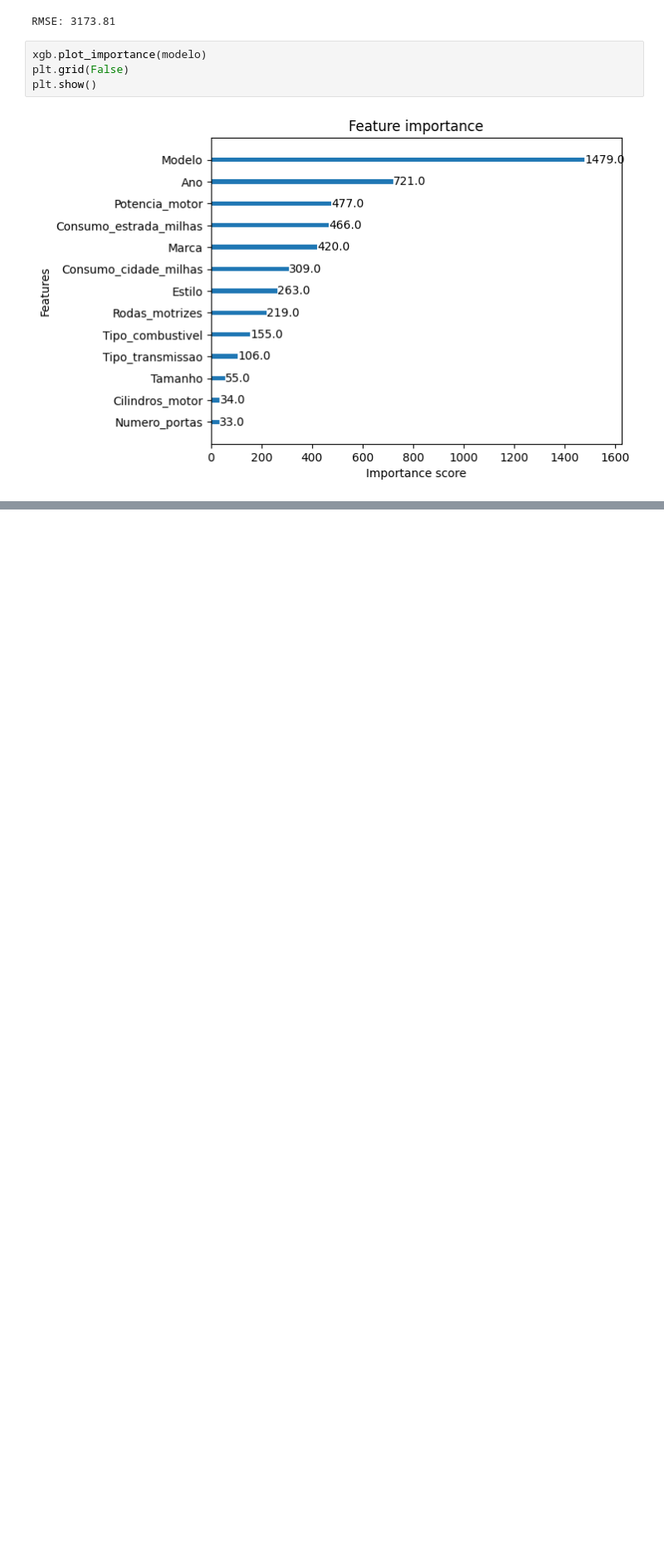
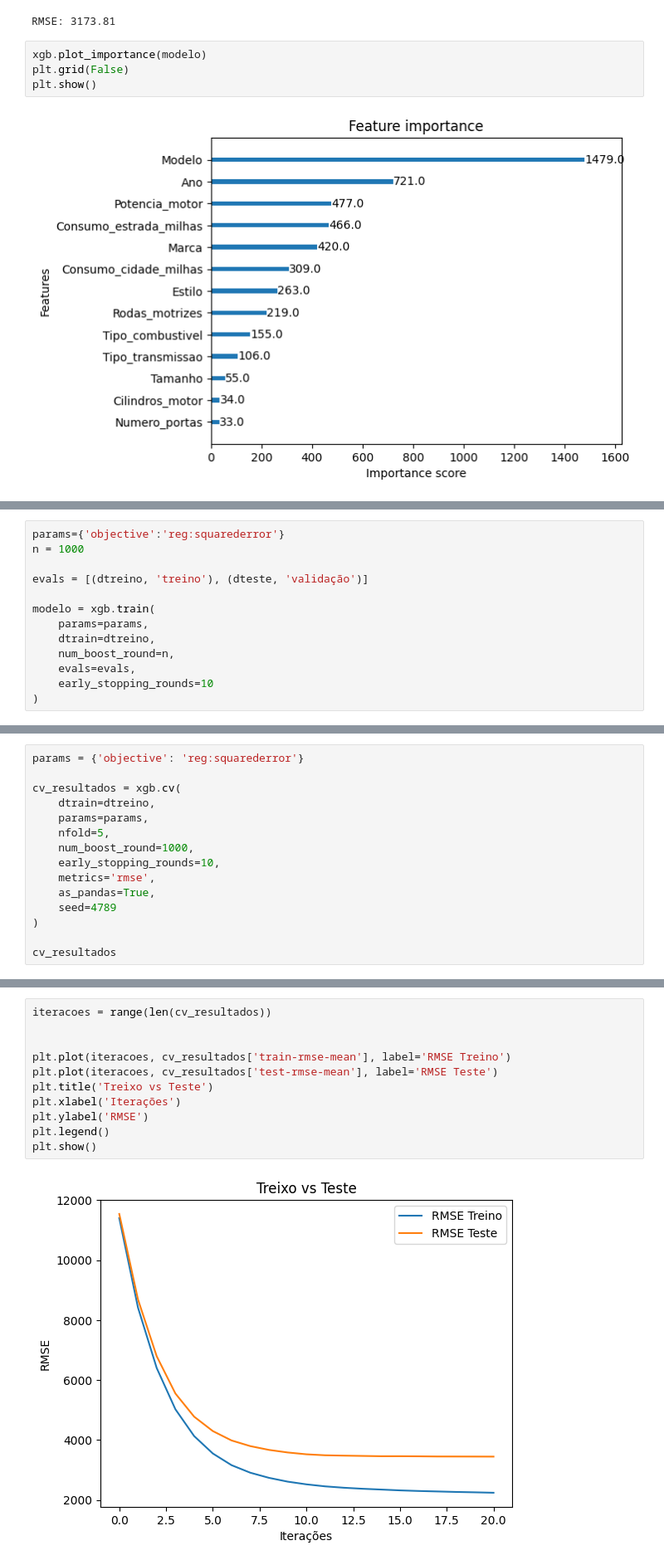
Before and after one commit to marcoamolinaro/machine-learning-alura, a Jupyter notebook: Regressão_Aprimorando_os_resultados_com_XGBoost/Projeto_Precificação_Automoveis_Usados.ipynb, the cells around one changed output, grey strips where cells are left out. Shown at 83% size. Drawn from its saved outputs; the diff is of its cells as text; blank space fills up the shorter version.

Commit message:
Aula 03 - Realizando a validação do modelo

```diff
--- a/Regressão_Aprimorando_os_resultados_com_XGBoost/Projeto_Precificação_Automoveis_Usados.ipynb
+++ b/Regressão_Aprimorando_os_resultados_com_XGBoost/Projeto_Precificação_Automoveis_Usados.ipynb
@@ -157,0 +213,13 @@ plt.show()
+# %%
+params={'objective':'reg:squarederror'}
+n = 1000
+
+evals = [(dtreino, 'treino'), (dteste, 'validação')]
+
+modelo = xgb.train(
+    params=params,
+    dtrain=dtreino,
+    num_boost_round=n,
+    evals=evals,
+    early_stopping_rounds=10
+)
@@ -157,0 +244,15 @@ plt.show()
+# %%
+params = {'objective': 'reg:squarederror'}
+
+cv_resultados = xgb.cv(
+    dtrain=dtreino,
+    params=params,
+    nfold=5,
+    num_boost_round=1000,
+    early_stopping_rounds=10,
+    metrics='rmse',
+    as_pandas=True,
+    seed=4789
+)
+
+cv_resultados
@@ -157,0 +277,13 @@ plt.show()
+# %%
+iteracoes = range(len(cv_resultados))
+
+
+plt.plot(iteracoes, cv_resultados['train-rmse-mean'], label='RMSE Treino')
+plt.plot(iteracoes, cv_resultados['test-rmse-mean'], label='RMSE Teste')
+plt.title('Treixo vs Teste')
+plt.xlabel('Iterações')
+plt.ylabel('RMSE')
+plt.legend()
+plt.show()
+# %% [output]
+[figure, added]
```
Also changed, not shown: parts of 4 cells of this notebook.
